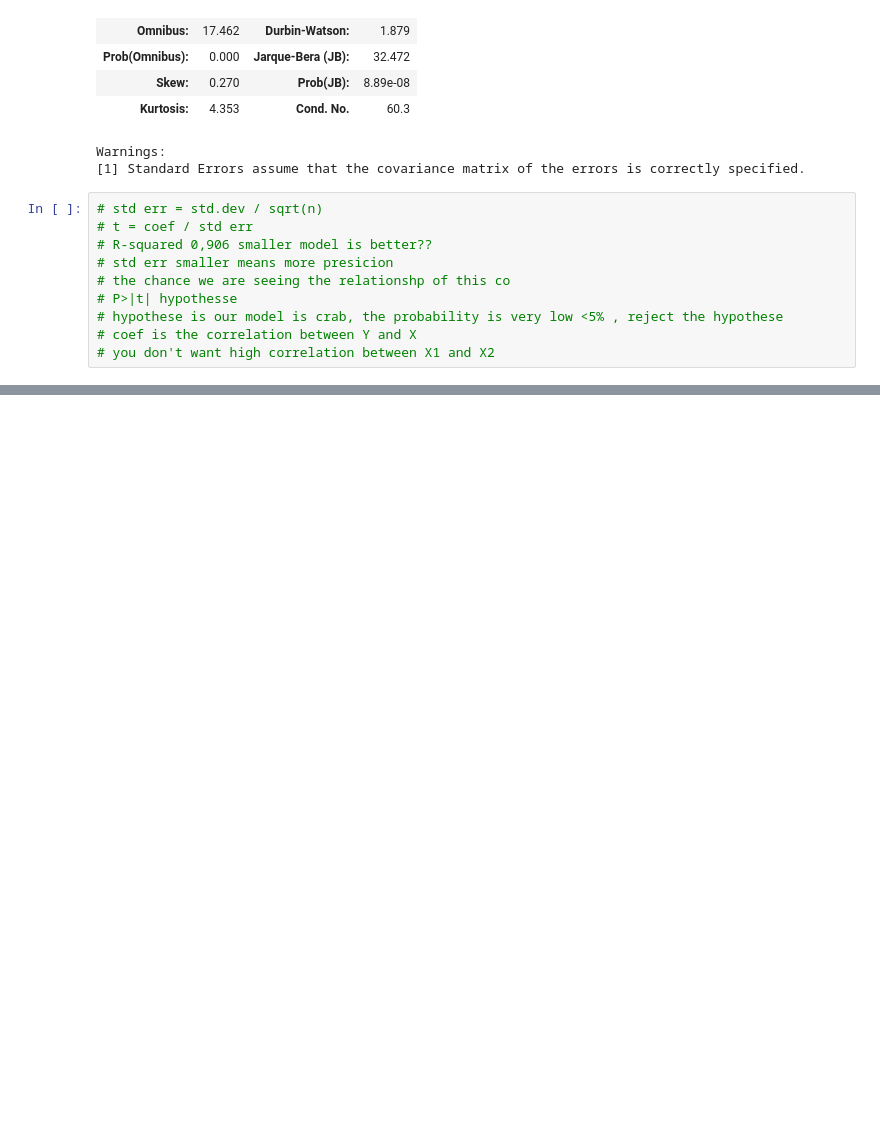
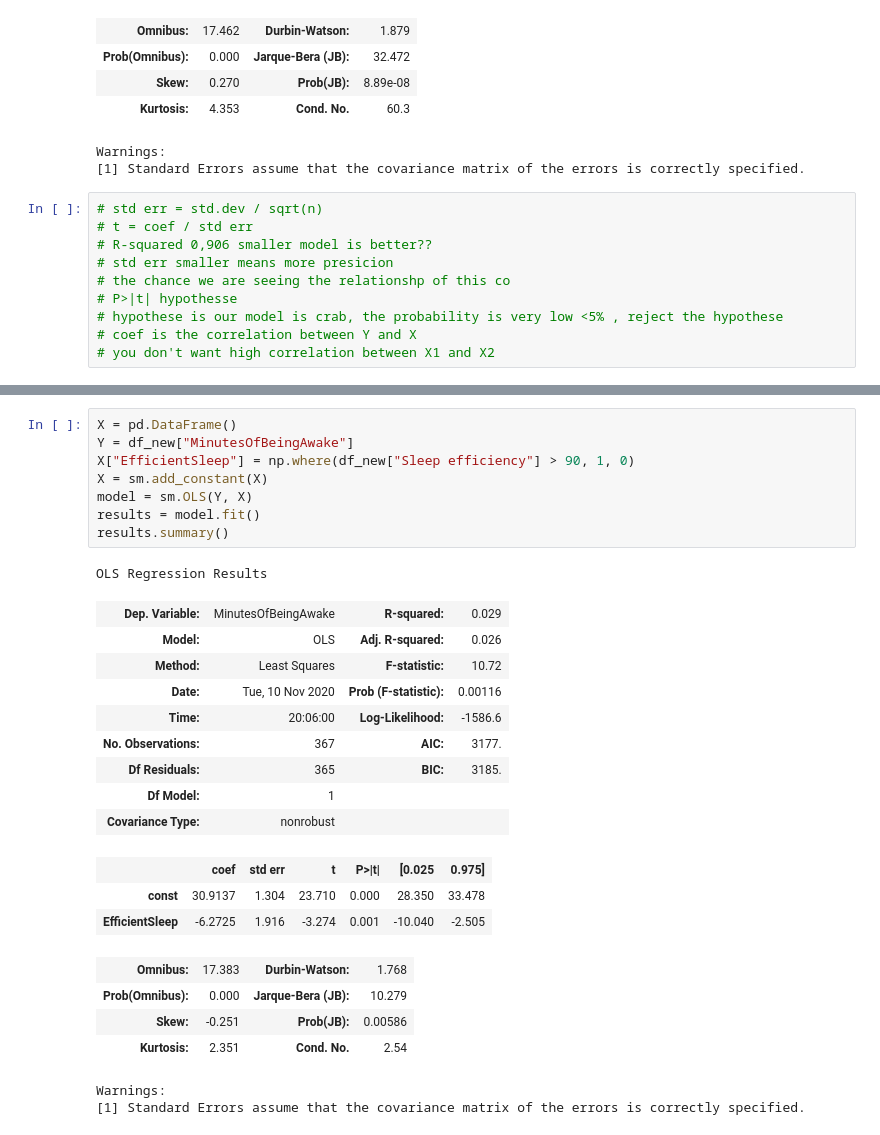
Before and after one commit to Shinan-tech/data-pt-ber-08-20, a Jupyter notebook: Labs/module-2_labs/05_applied-analysis/02_lab-regression-analysis/Untitled.ipynb, the cells around one changed output, grey strips where cells are left out. Cells and saved outputs as stored; diff of their text form; blank space fills up the shorter version.

```diff
--- a/Labs/module-2_labs/05_applied-analysis/02_lab-regression-analysis/Untitled.ipynb
+++ b/Labs/module-2_labs/05_applied-analysis/02_lab-regression-analysis/Untitled.ipynb
@@ -322,0 +356,28 @@ Warnings:
+# %%
+X = pd.DataFrame()
+Y = df_new["MinutesOfBeingAwake"]
+X["EfficientSleep"] = np.where(df_new["Sleep efficiency"] > 90, 1, 0)
+X = sm.add_constant(X)
+model = sm.OLS(Y, X)
+results = model.fit()
+results.summary()
+# %% [output]
+OLS Regression Results
+| Dep. Variable: | MinutesOfBeingAwake | R-squared: | 0.029 |
+| Model: | OLS | Adj. R-squared: | 0.026 |
+| Method: | Least Squares | F-statistic: | 10.72 |
+| Date: | Tue, 10 Nov 2020 | Prob (F-statistic): | 0.00116 |
+| Time: | 20:06:00 | Log-Likelihood: | -1586.6 |
+| No. Observations: | 367 | AIC: | 3177. |
+| Df Residuals: | 365 | BIC: | 3185. |
+| Df Model: | 1 |  |  |
+| Covariance Type: | nonrobust |  |  |
+|  | coef | std err | t | P>|t| | [0.025 | 0.975] |
+| const | 30.9137 | 1.304 | 23.710 | 0.000 | 28.350 | 33.478 |
+| EfficientSleep | -6.2725 | 1.916 | -3.274 | 0.001 | -10.040 | -2.505 |
+| Omnibus: | 17.383 | Durbin-Watson: | 1.768 |
+| Prob(Omnibus): | 0.000 | Jarque-Bera (JB): | 10.279 |
+| Skew: | -0.251 | Prob(JB): | 0.00586 |
+| Kurtosis: | 2.351 | Cond. No. | 2.54 |
+Warnings:
+[1] Standard Errors assume that the covariance matrix of the errors is correctly specified.
```
Also changed, not shown: parts of 15 cells of this notebook.
